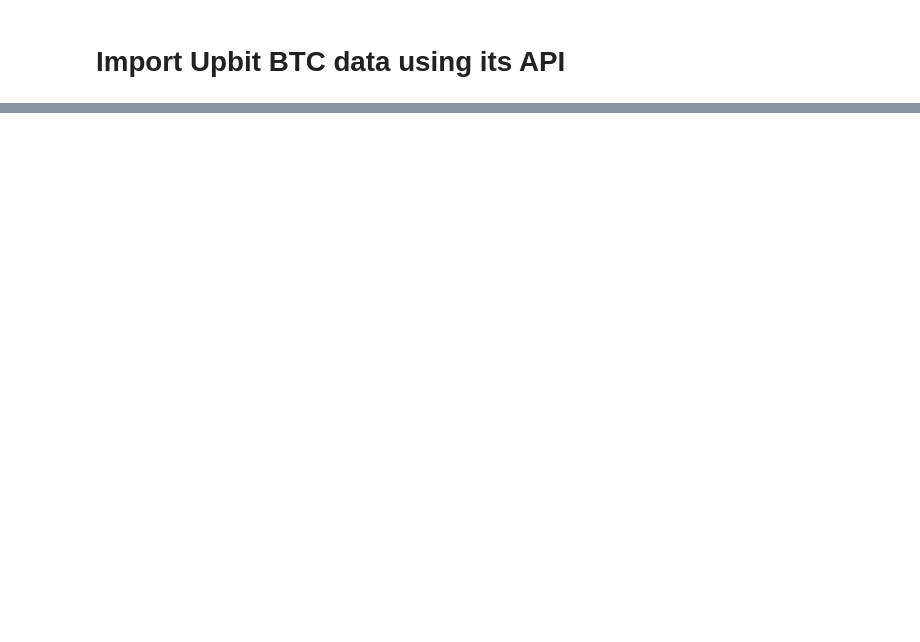
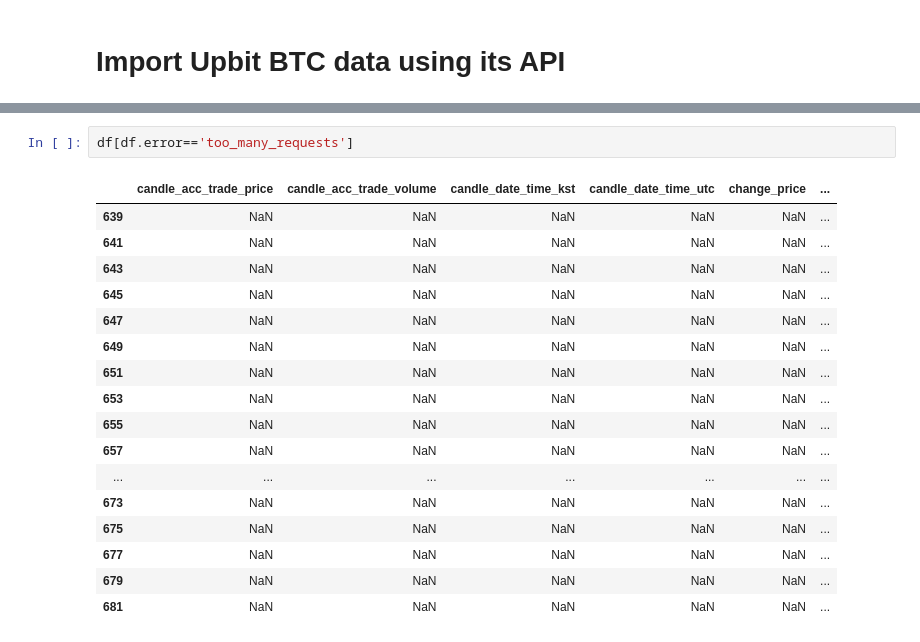
Before and after one commit to jaepil-choi/KIS_Research, a Jupyter notebook: import_Upbit_data.ipynb, the cells around one changed output, grey strips where cells are left out. Cells and saved outputs as stored; diff of their text form; blank space fills up the shorter version.

```diff
--- a/import_Upbit_data.ipynb
+++ b/import_Upbit_data.ipynb
@@ -38,0 +103,20 @@ pd.DataFrame(response.json())
+# %%
+df[df.error=='too_many_requests']
+# %% [output]
+|  | candle_acc_trade_price | candle_acc_trade_volume | candle_date_time_kst | candle_date_time_utc | change_price | ... |
+| 639 | NaN | NaN | NaN | NaN | NaN | ... |
+| 641 | NaN | NaN | NaN | NaN | NaN | ... |
+| 643 | NaN | NaN | NaN | NaN | NaN | ... |
+| 645 | NaN | NaN | NaN | NaN | NaN | ... |
+| 647 | NaN | NaN | NaN | NaN | NaN | ... |
+| 649 | NaN | NaN | NaN | NaN | NaN | ... |
+| 651 | NaN | NaN | NaN | NaN | NaN | ... |
+| 653 | NaN | NaN | NaN | NaN | NaN | ... |
+| 655 | NaN | NaN | NaN | NaN | NaN | ... |
+| 657 | NaN | NaN | NaN | NaN | NaN | ... |
+| ... | ... | ... | ... | ... | ... | ... |
+| 673 | NaN | NaN | NaN | NaN | NaN | ... |
+| 675 | NaN | NaN | NaN | NaN | NaN | ... |
+| 677 | NaN | NaN | NaN | NaN | NaN | ... |
+| 679 | NaN | NaN | NaN | NaN | NaN | ... |
+| 681 | NaN | NaN | NaN | NaN | NaN | ... |
```
Also changed, not shown: parts of 7 cells of this notebook.
